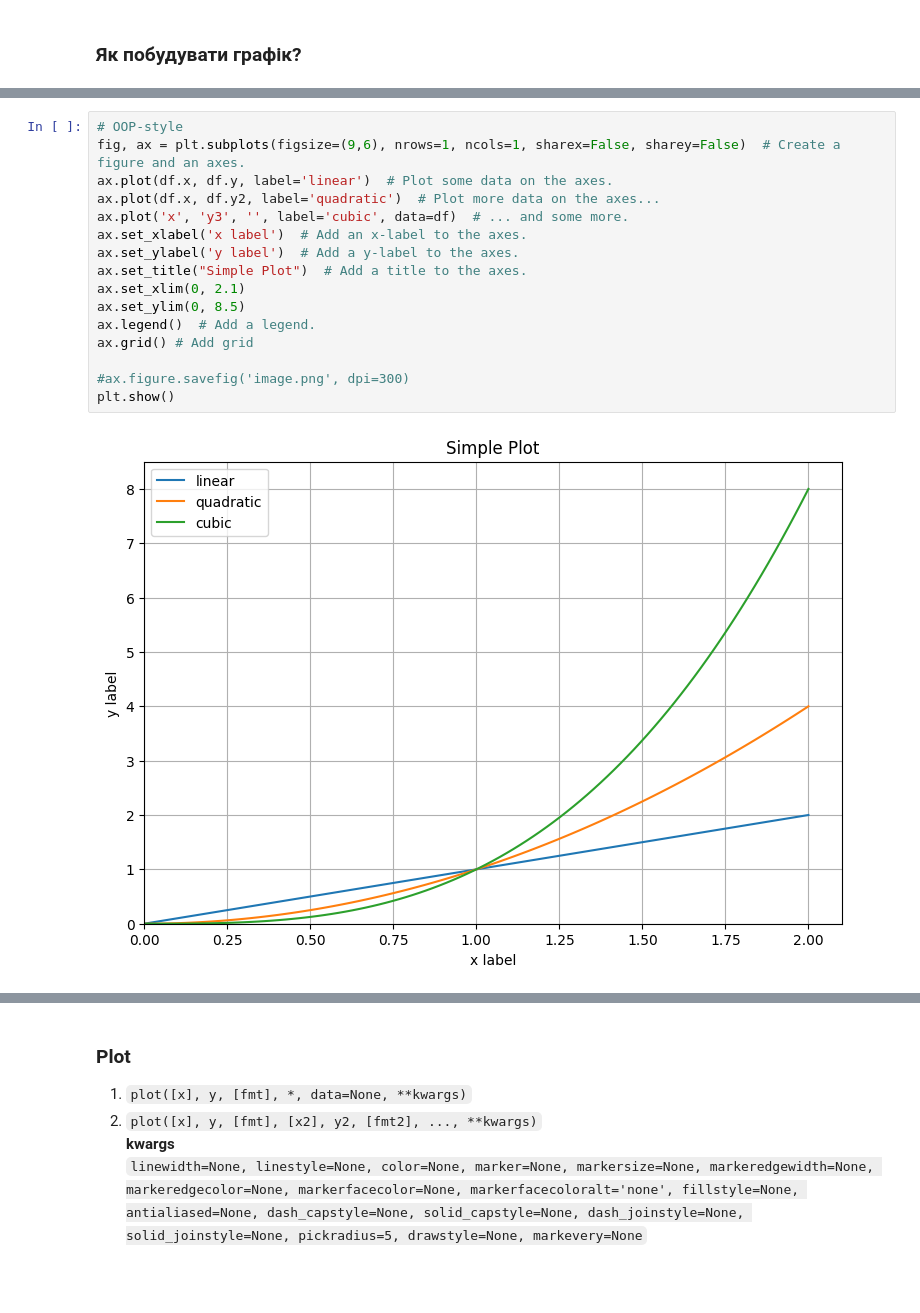
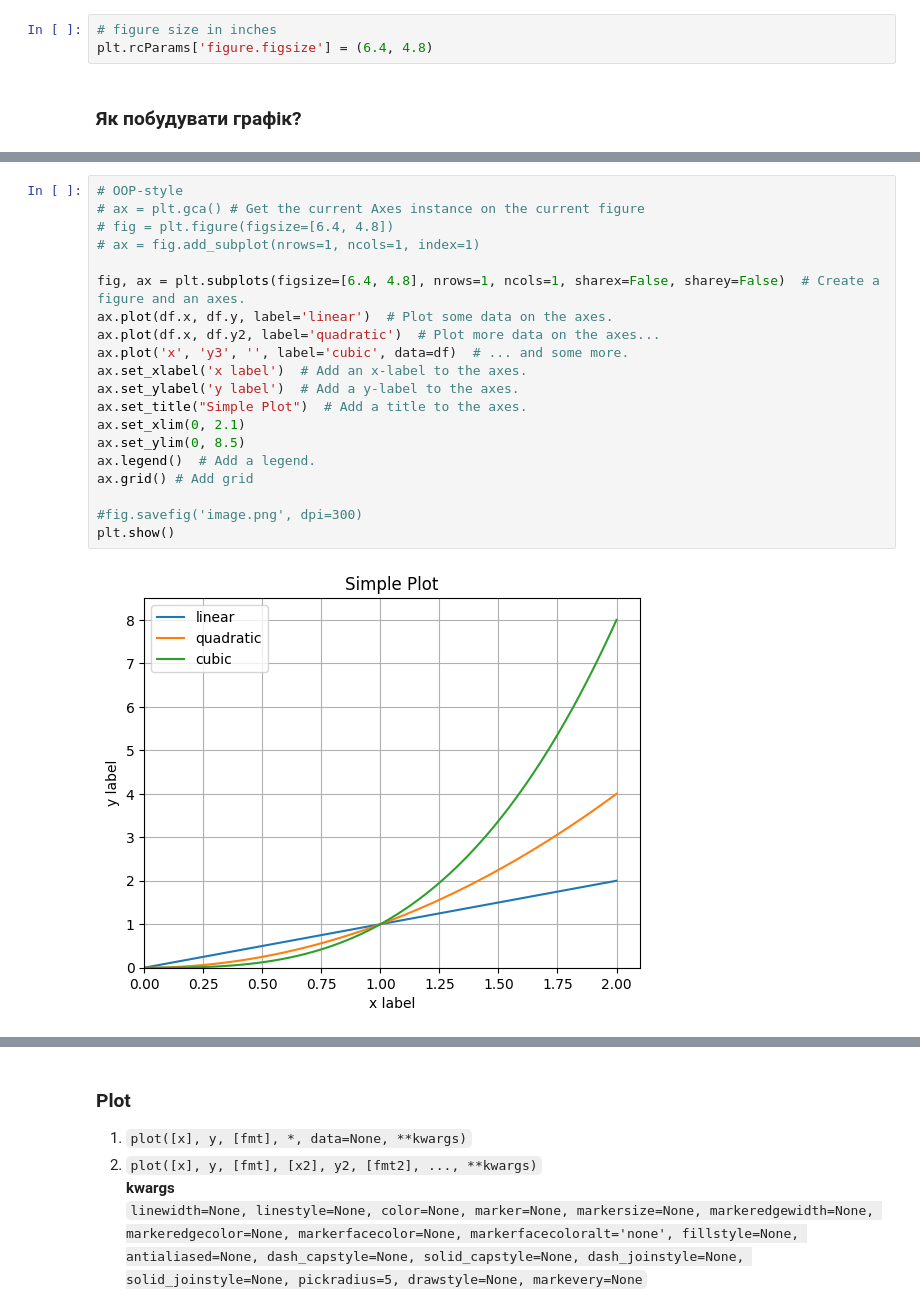
Before and after one commit to GenomicsUA/workshops, a Jupyter notebook: Python_R_Visualization/Python/Matplotlib.ipynb, the cells around one changed output, grey strips where cells are left out. Drawn from its saved outputs; the diff is of its cells as text; blank space fills up the shorter version.

```diff
--- a/Python_R_Visualization/Python/Matplotlib.ipynb
+++ b/Python_R_Visualization/Python/Matplotlib.ipynb
@@ -191,3 +212,6 @@ for cmap in plt.colormaps():
+# %%
+# figure size in inches
+plt.rcParams['figure.figsize'] = (6.4, 4.8)
 # %% [markdown]
 ### Як побудувати графік?
 # %%
@@ -211,21 +235,25 @@ plt.show()
 # %%
 # OOP-style
-fig, ax = plt.subplots(figsize=(9,6), nrows=1, ncols=1, sharex=False, sharey=False)  # Create a figure and an axes.
+# ax = plt.gca() # Get the current Axes instance on the current figure
+# fig = plt.figure(figsize=[6.4, 4.8])
+# ax = fig.add_subplot(nrows=1, ncols=1, index=1)
+
+fig, ax = plt.subplots(figsize=[6.4, 4.8], nrows=1, ncols=1, sharex=False, sharey=False)  # Create a figure and an axes.
 ax.plot(df.x, df.y, label='linear')  # Plot some data on the axes.
 ax.plot(df.x, df.y2, label='quadratic')  # Plot more data on the axes...
 ax.plot('x', 'y3', '', label='cubic', data=df)  # ... and some more.
 ax.set_xlabel('x label')  # Add an x-label to the axes.
 ax.set_ylabel('y label')  # Add a y-label to the axes.
 ax.set_title("Simple Plot")  # Add a title to the axes.
 ax.set_xlim(0, 2.1)
 ax.set_ylim(0, 8.5)
 ax.legend()  # Add a legend.
 ax.grid() # Add grid
 
-#ax.figure.savefig('image.png', dpi=300)
+#fig.savefig('image.png', dpi=300)
 plt.show()
 # %% [output]
-[figure, old version]
+[figure, new version]
 # %%
 # Pandas-style
 ax = df.plot(kind='line',
```
Also changed, not shown: parts of 41 cells of this notebook, 1 other file.
